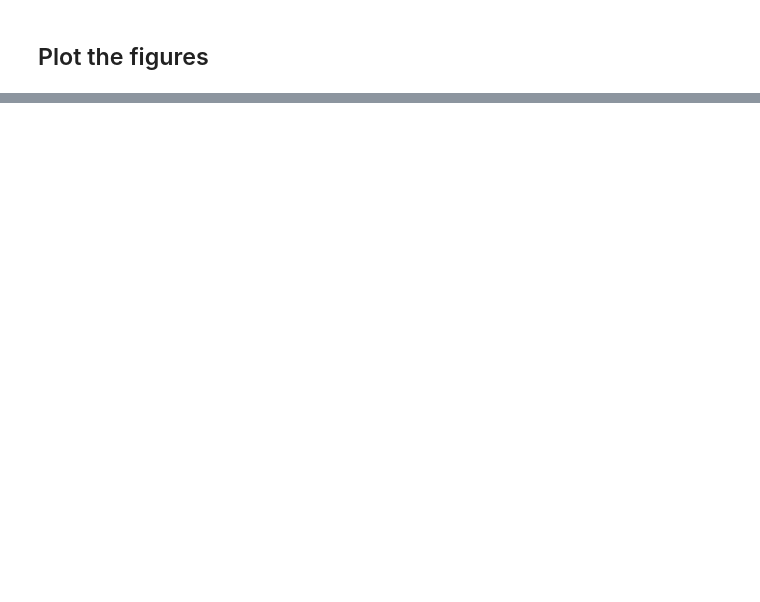
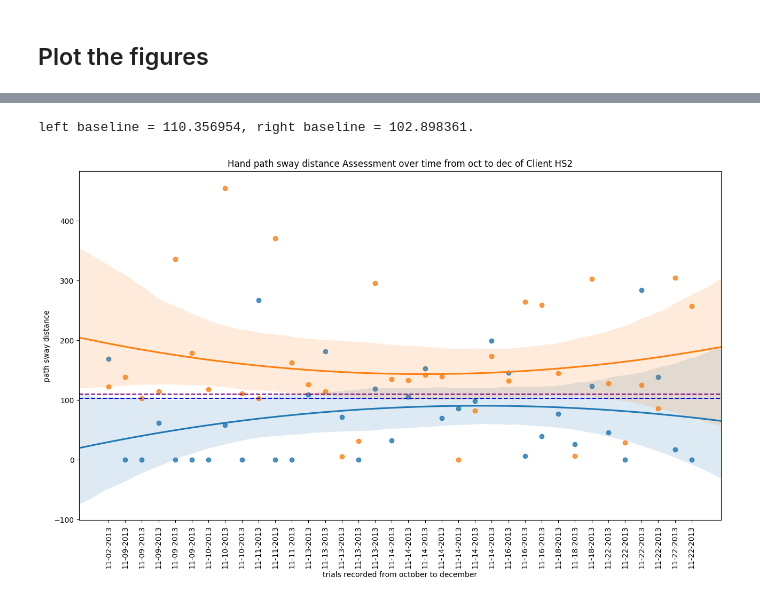
Before and after one commit to MengxuanMa2016/Data_Visualization_Python, a Jupyter notebook: Efficiency_Assessment_Results_Visualization.ipynb, the cells around one changed output, grey strips where cells are left out. Drawn from its saved outputs; the diff is of its cells as text; code cells hidden in the pictures; blank space fills up the shorter version.

```diff
--- a/Efficiency_Assessment_Results_Visualization.ipynb
+++ b/Efficiency_Assessment_Results_Visualization.ipynb
@@ -201,0 +202,23 @@ right hand baseline:102.89836102209945
+# %%
+def compute_baseline(health_dataframe, metric_left, metric_right):
+  """
+  input parameters:
+  health_dataframe: the dataframe with left and right hand metric columns including.
+  metric_left/right : the column name to compute the baseline.
+
+  return parameters:
+  left/right_baseline: The average of the selected metric column.
+
+  usage:
+  left_baseline, right_baseline = compute_baseline(health_df, metric_left, metric_right)
+  print("left baseline = {:f}, right baseline = {:f}.".format(left_baseline, right_baseline))
+  """
+
+  left_baseline = health_df[metric_left].mean()
+  right_baseline = health_df[metric_right].mean()
+  print("left baseline = {:f}, right baseline = {:f}.".format(left_baseline, right_baseline))
+
+  return left_baseline, right_baseline
+# %%
+left_baseline, right_baseline = compute_baseline(health_df, metric_left, metric_right)
+# print("left baseline = {:f}, right baseline = {:f}.".format(left_baseline, right_baseline))
@@ -208,9 +233,6 @@ print(stroke_df._Type.unique())
 ['Ronlyreaching' 'sittingoutofBOS' 'tallkneeling' 'Lonlystanding'
  'squathighlow' 'sittostand' 'R and L Standing']
 # %%
-selected_type = 'squathighlow'
+selected_type = 'Lonlystanding'
 stroke_one_game = stroke_df.loc[stroke_df['_Type'] == selected_type]
 stroke_one_game = stroke_one_game[[metric_left,metric_right,'_Date','_Type','_Time']]
-stroke_one_game.sort_values(['_Date','_Time'],ascending=[True, True])
-
-display(stroke_one_game)
@@ -260,0 +301,9 @@ plt.show()
+# %%
+display_df = overtime_analysis(stroke_one_game, metric_left, metric_right, baseline_dataframe=health_df)
+
+# display_df = overtime_analysis(stroke_df, metric_left, metric_right)
+
+# display(display_df[:5])
+# %% [output]
+left baseline = 110.356954, right baseline = 102.898361.
+[figure, added]
```
Also changed, not shown: parts of 9 cells of this notebook.
